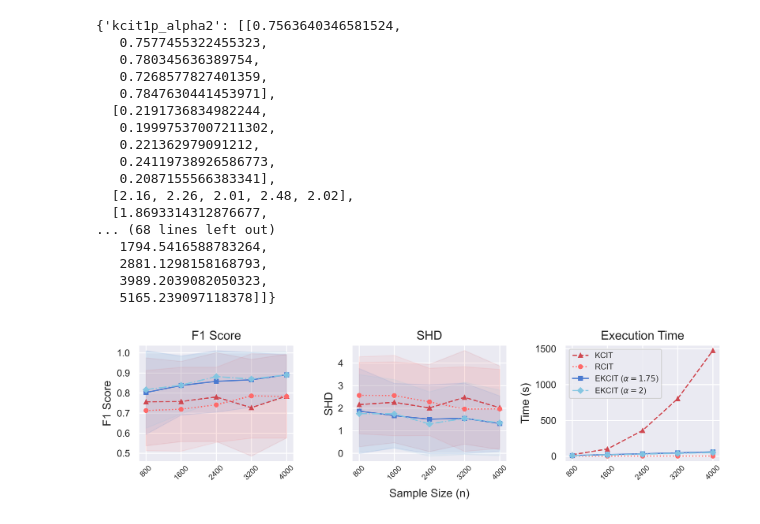
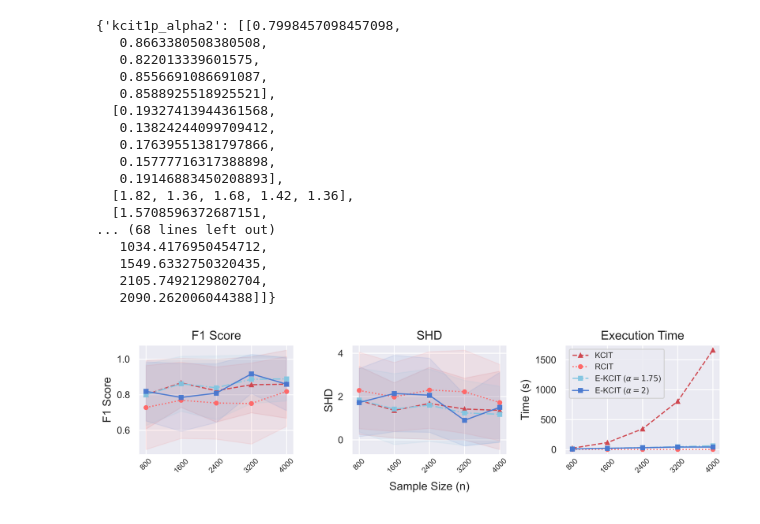
Before and after one commit to GuanZhengkang/ECIT, a Jupyter notebook: experiment/pc/epc.ipynb, the cells around one changed output. Cells and saved outputs as stored; diff of their text form; code cells hidden in the pictures.

```diff
--- a/experiment/pc/epc.ipynb
+++ b/experiment/pc/epc.ipynb
@@ -77,29 +78,27 @@ ensCIT = [(kcit, 1, p_alpha2),
           (kcit, 400, p_alpha175),
           (kcit, 400, p_alpha2)]
 
-result4 = epcSimulate(ensCIT, df=4)
-result4
-
-#5141min
+resultL = epcSimulate(ensCIT, noise_dis='laplace')
+resultL
 # %% [output]
-{'kcit1p_alpha2': [[0.7563640346581524,
-   0.7577455322455323,
-   0.780345636389754,
-   0.7268577827401359,
-   0.7847630441453971],
-  [0.2191736834982244,
-   0.19997537007211302,
-   0.221362979091212,
-   0.24119738926586773,
-   0.2087155566383341],
-  [2.16, 2.26, 2.01, 2.48, 2.02],
-  [1.8693314312876677,
+{'kcit1p_alpha2': [[0.7998457098457098,
+   0.8663380508380508,
+   0.822013339601575,
+   0.8556691086691087,
+   0.8588925518925521],
+  [0.19327413944361568,
+   0.13824244099709412,
+   0.17639551381797866,
+   0.15777716317388898,
+   0.19146883450208893],
+  [1.82, 1.36, 1.68, 1.42, 1.36],
+  [1.5708596372687151,
 ... (68 lines left out)
-   1794.5416588783264,
-   2881.1298158168793,
-   3989.2039082050323,
-   5165.239097118378]]}
+   1034.4176950454712,
+   1549.6332750320435,
+   2105.7492129802704,
+   2090.262006044388]]}
 # %%
-show_results(result4)
+show_results(resultL)
 # %% [output]
-[figure, old version]
+[figure, new version]
```
Also changed, not shown: parts of 4 cells of this notebook, 15 other files.
